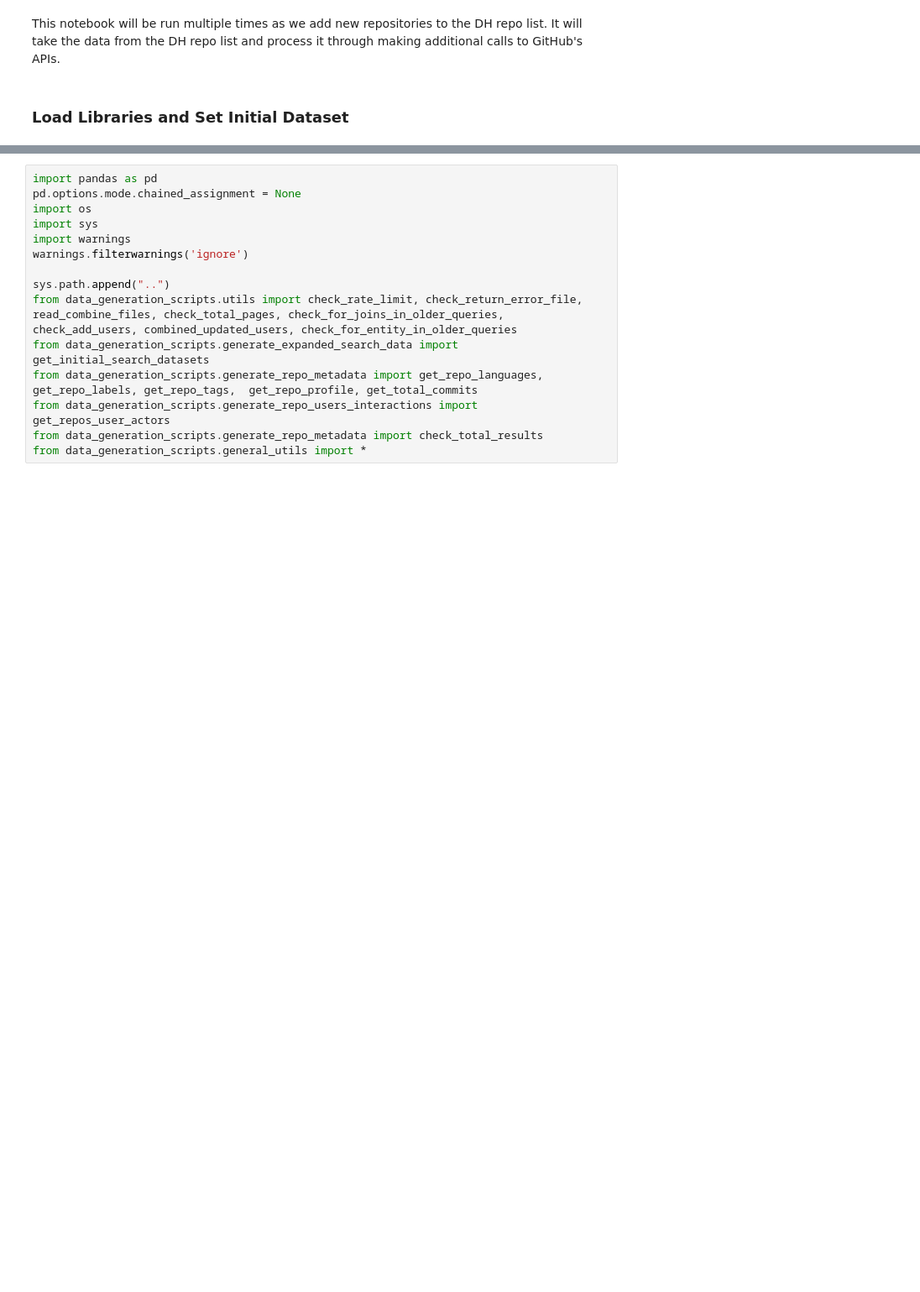
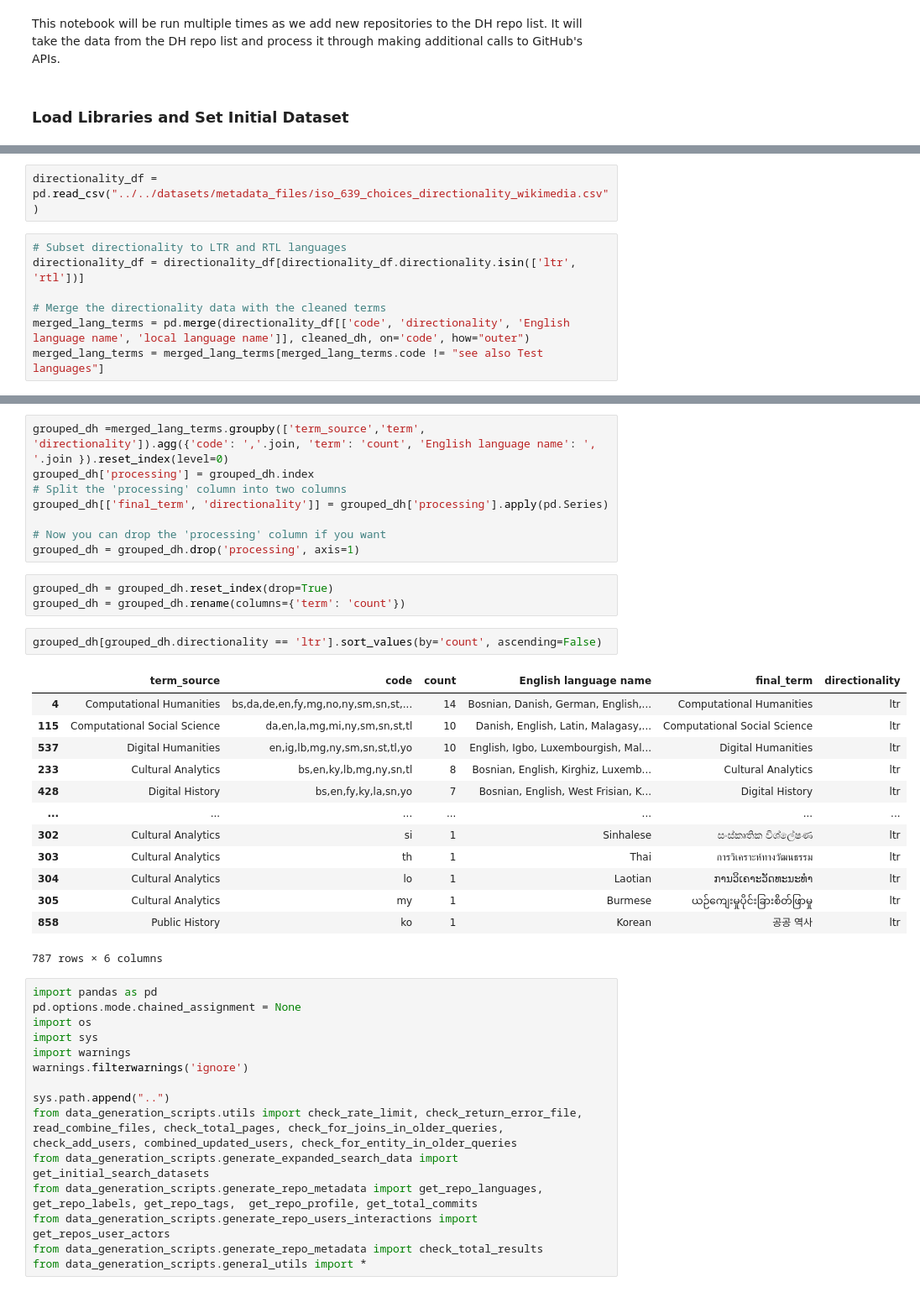
Before and after one commit to CodingDH/searching-for-DH, a Jupyter notebook: data_cleaning_notebooks/ProcessDHRepos.ipynb, the cells around one changed output, grey strips where cells are left out. Shown at 84% size. Cells and saved outputs as stored; diff of their text form; blank space fills up the shorter version.

```diff
--- a/data_cleaning_notebooks/ProcessDHRepos.ipynb
+++ b/data_cleaning_notebooks/ProcessDHRepos.ipynb
@@ -6,0 +13,9 @@ This notebook will be run multiple times as we add new repositories to the DH re
+# %%
+directionality_df = pd.read_csv("../../datasets/metadata_files/iso_639_choices_directionality_wikimedia.csv")
+# %%
+# Subset directionality to LTR and RTL languages
+directionality_df = directionality_df[directionality_df.directionality.isin(['ltr', 'rtl'])]
+
+# Merge the directionality data with the cleaned terms
+merged_lang_terms = pd.merge(directionality_df[['code', 'directionality', 'English language name', 'local language name']], cleaned_dh, on='code', how="outer")
+merged_lang_terms = merged_lang_terms[merged_lang_terms.code != "see also Test languages"]
@@ -7,3 +47,30 @@ This notebook will be run multiple times as we add new repositories to the DH re
+# %%
+grouped_dh =merged_lang_terms.groupby(['term_source','term', 'directionality']).agg({'code': ','.join, 'term': 'count', 'English language name': ', '.join }).reset_index(level=0)
+grouped_dh['processing'] = grouped_dh.index
+# Split the 'processing' column into two columns
+grouped_dh[['final_term', 'directionality']] = grouped_dh['processing'].apply(pd.Series)
+
+# Now you can drop the 'processing' column if you want
+grouped_dh = grouped_dh.drop('processing', axis=1)
+# %%
+grouped_dh = grouped_dh.reset_index(drop=True)
+grouped_dh = grouped_dh.rename(columns={'term': 'count'})
+# %%
+grouped_dh[grouped_dh.directionality == 'ltr'].sort_values(by='count', ascending=False)
+# %% [output]
+|  | term_source | code | count | English language name | final_term | directionality |
+| 4 | Computational Humanities | bs,da,de,en,fy,mg,no,ny,sm,sn,st,... | 14 | Bosnian, Danish, German, English,... | Computational Humanities | ltr |
+| 115 | Computational Social Science | da,en,la,mg,mi,ny,sm,sn,st,tl | 10 | Danish, English, Latin, Malagasy,... | Computational Social Science | ltr |
+| 537 | Digital Humanities | en,ig,lb,mg,ny,sm,sn,st,tl,yo | 10 | English, Igbo, Luxembourgish, Mal... | Digital Humanities | ltr |
+| 233 | Cultural Analytics | bs,en,ky,lb,mg,ny,sn,tl | 8 | Bosnian, English, Kirghiz, Luxemb... | Cultural Analytics | ltr |
+| 428 | Digital History | bs,en,fy,ky,la,sn,yo | 7 | Bosnian, English, West Frisian, K... | Digital History | ltr |
+| ... | ... | ... | ... | ... | ... | ... |
+| 302 | Cultural Analytics | si | 1 | Sinhalese | සංස්කෘතික විශ්ලේෂණ | ltr |
+| 303 | Cultural Analytics | th | 1 | Thai | การวิเคราะห์ทางวัฒนธรรม | ltr |
+| 304 | Cultural Analytics | lo | 1 | Laotian | ການວິເຄາະວັດທະນະທໍາ | ltr |
+| 305 | Cultural Analytics | my | 1 | Burmese | ယဉ်ကျေးမှုပိုင်းခြားစိတ်ဖြာမှု | ltr |
+| 858 | Public History | ko | 1 | Korean | 공공 역사 | ltr |
+787 rows × 6 columns
 # %%
 import pandas as pd
 pd.options.mode.chained_assignment = None
```
Also changed, not shown: parts of 5 cells of this notebook, 1 other file.
